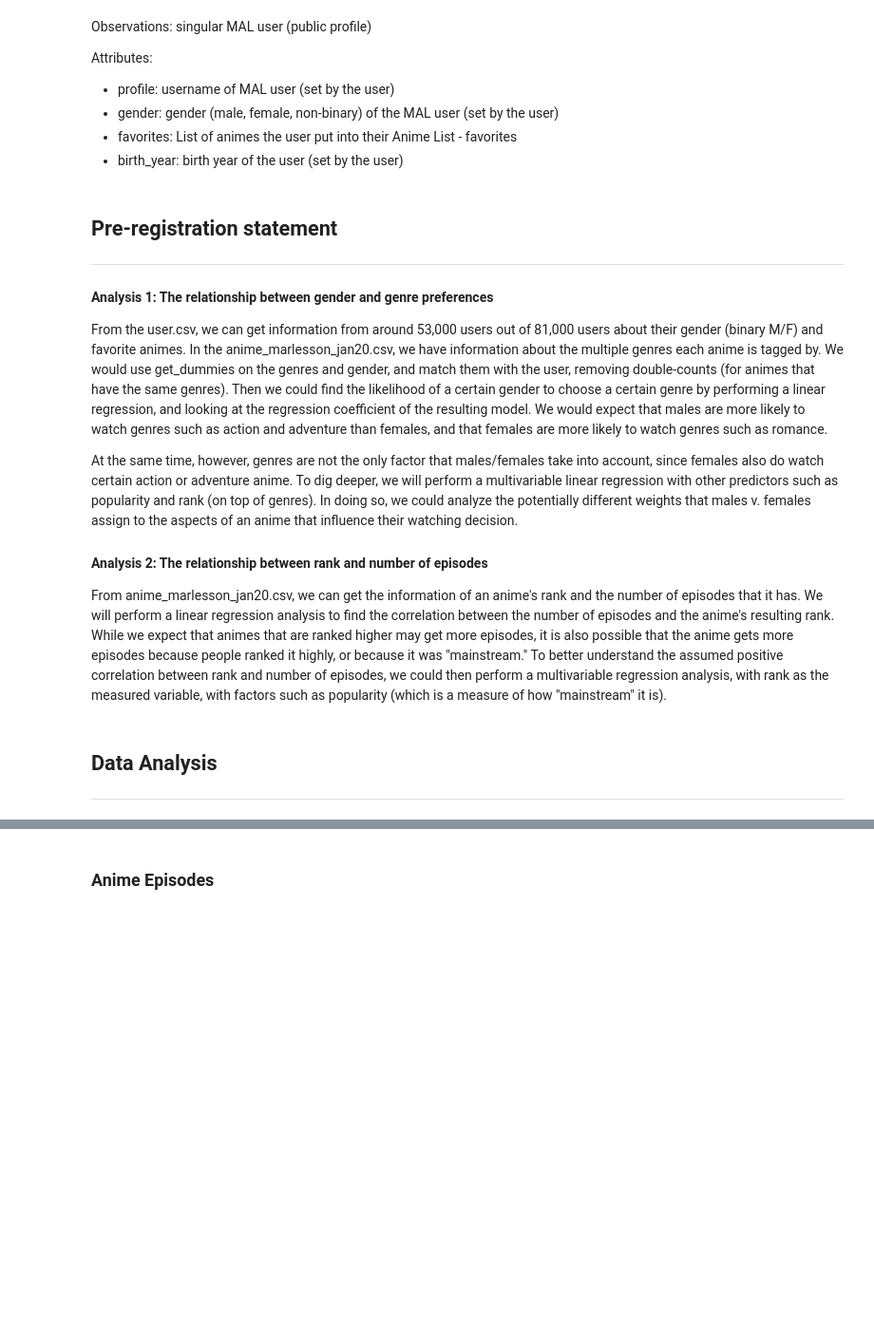
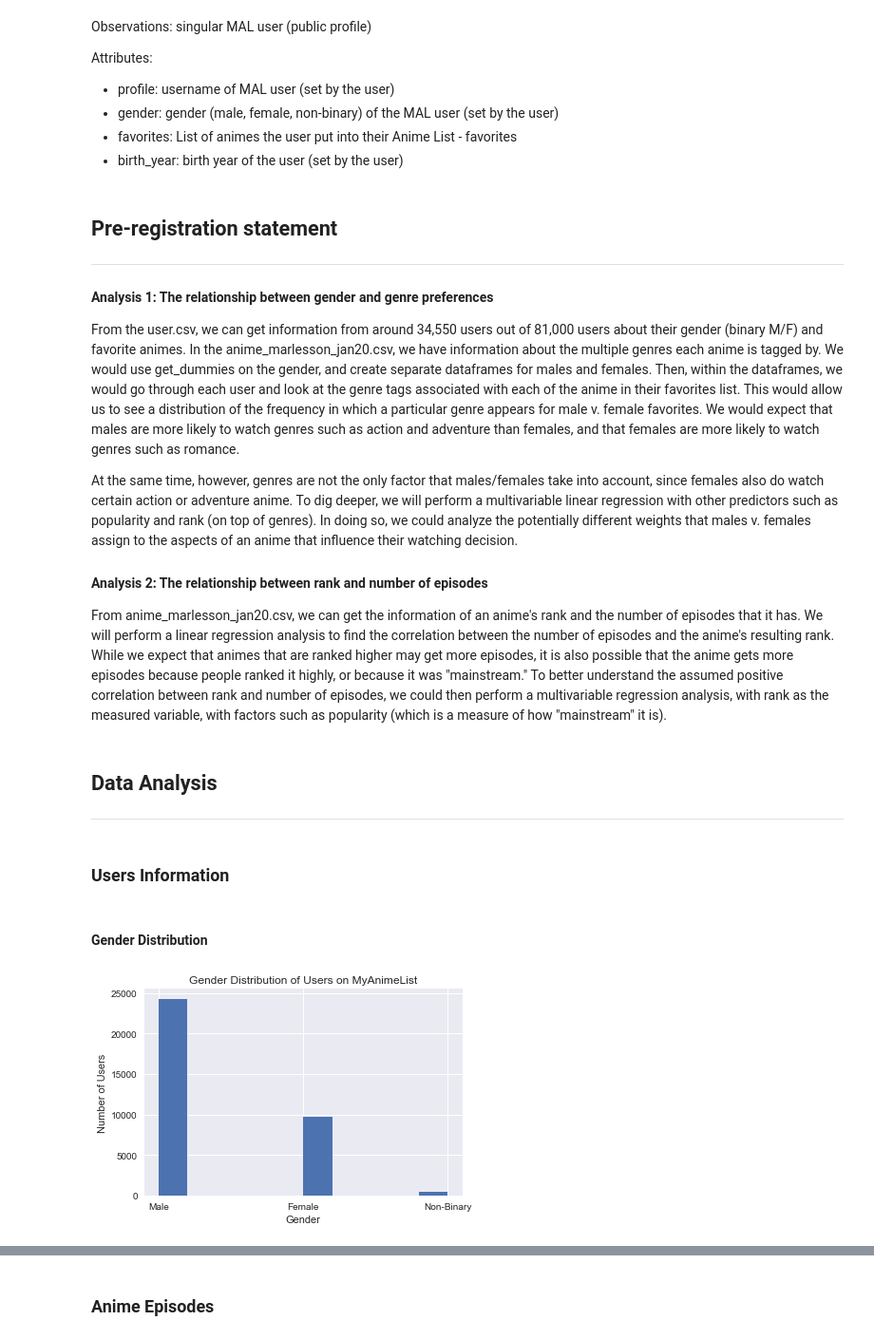
Before and after one commit to michelleyang0606/info2950team, a Jupyter notebook: Phase4final.ipynb, the cells around one changed output, grey strips where cells are left out. Shown: that part at 95% size. Cells and saved outputs as stored; diff of their text form; code cells hidden in the pictures; blank space fills up the shorter version.

```diff
--- a/Phase4final.ipynb
+++ b/Phase4final.ipynb
@@ -62,0 +113,18 @@ plt.style.use("seaborn")
+# %%
+# Adding a new column to represent the aired year
+# Cases: month, year ; Not available ; just 1 year ; 20xx to 20xx
+aired_years = []
+for dates in anime_data['aired']:
+    if dates == "Not available":
+        aired_years.append(np.nan)
+    elif len(dates) > 4 and dates[0].isalpha():
+        start = dates.index(",") + 2
+        year = dates[start:start+4] #gets the first year
+        aired_years.append(int(year))
+    else:
+        aired_years.append(dates[0:3])
+anime_data['aired_year'] = aired_years
+#anime_data = anime_data.dropna()
+print("Number of observations after dropping anime without aired_year: " + str(len(anime_data)))
+print("Below are the first 5 rows of the dataset with the new column 'aired_year' ")
+anime_data.head()
@@ -62,0 +144,5 @@ plt.style.use("seaborn")
+# %%
+users = users.dropna()
+users = users.rename(columns = {'favorites_anime':'favorites'})
+print("Number of Columns After Cleaning Data: " + str(len(users.columns)))
+print("Number of Observations After Cleaning Data: " + str(len(users)))
@@ -62,0 +152,17 @@ plt.style.use("seaborn")
+# %%
+birth_years = []
+for birthday in users['birthday']: #str
+    if "," in birthday:
+        comma_index = birthday.index(',')
+        year = birthday[comma_index + 2:]
+        birth_years.append(year)
+    else:
+        birth_years.append(np.nan)
+users['birth_year']  = birth_years
+#dropping users without a birth year
+users = users.dropna()
+print("Number of users after dropping users without birth year: " + str(len(users)))
+users = users.drop(columns = ['birthday'])
+#resetting the index
+users = users.reset_index(drop = True)
+users.head()
@@ -210,7 +345,7 @@ Attributes:
 
 #### Analysis 1: The relationship between gender and genre preferences
 
-From the user.csv, we can get information from around 53,000 users out of 81,000 users about their gender (binary M/F) and favorite animes. In the anime_marlesson_jan20.csv, we have information about the multiple genres each anime is tagged by. We would use get_dummies on the genres and gender, and match them with the user, removing double-counts (for animes that have the same genres). Then we could find the likelihood of a certain gender to choose a certain genre by performing a linear regression, and looking at the regression coefficient of the resulting model. We would expect that males are more likely to watch genres such as action and adventure than females, and that females are more likely to watch genres such as romance.
+From the user.csv, we can get information from around 34,550 users out of 81,000 users about their gender (binary M/F) and favorite animes. In the anime_marlesson_jan20.csv, we have information about the multiple genres each anime is tagged by. We would use get_dummies on the gender, and create separate dataframes for males and females. Then, within the dataframes, we would go through each user and look at the genre tags associated with each of the anime in their favorites list. This would allow us to see a distribution of the frequency in which a particular genre appears for male v. female favorites. We would expect that males are more likely to watch genres such as action and adventure than females, and that females are more likely to watch genres such as romance.
 
 At the same time, however, genres are not the only factor that males/females take into account, since females also do watch certain action or adventure anime. To dig deeper, we will perform a multivariable linear regression with other predictors such as popularity and rank (on top of genres). In doing so, we could analyze the potentially different weights that males v. females assign to the aspects of an anime that influence their watching decision.
 
@@ -220,3 +355,14 @@ From anime_marlesson_jan20.csv, we can get the information of an anime's rank an
 # %% [markdown]
 ## Data Analysis
 -------------------------------------------------------------
+# %% [markdown]
+### Users Information
+# %% [markdown]
+#### Gender Distribution
+# %%
+plt.hist(users['gender'])
+plt.title("Gender Distribution of Users on MyAnimeList")
+plt.xlabel("Gender") and plt.ylabel("Number of Users")
+plt.show()
+# %% [output]
+[figure, added]
```
Also changed, not shown: parts of 80 cells of this notebook.
